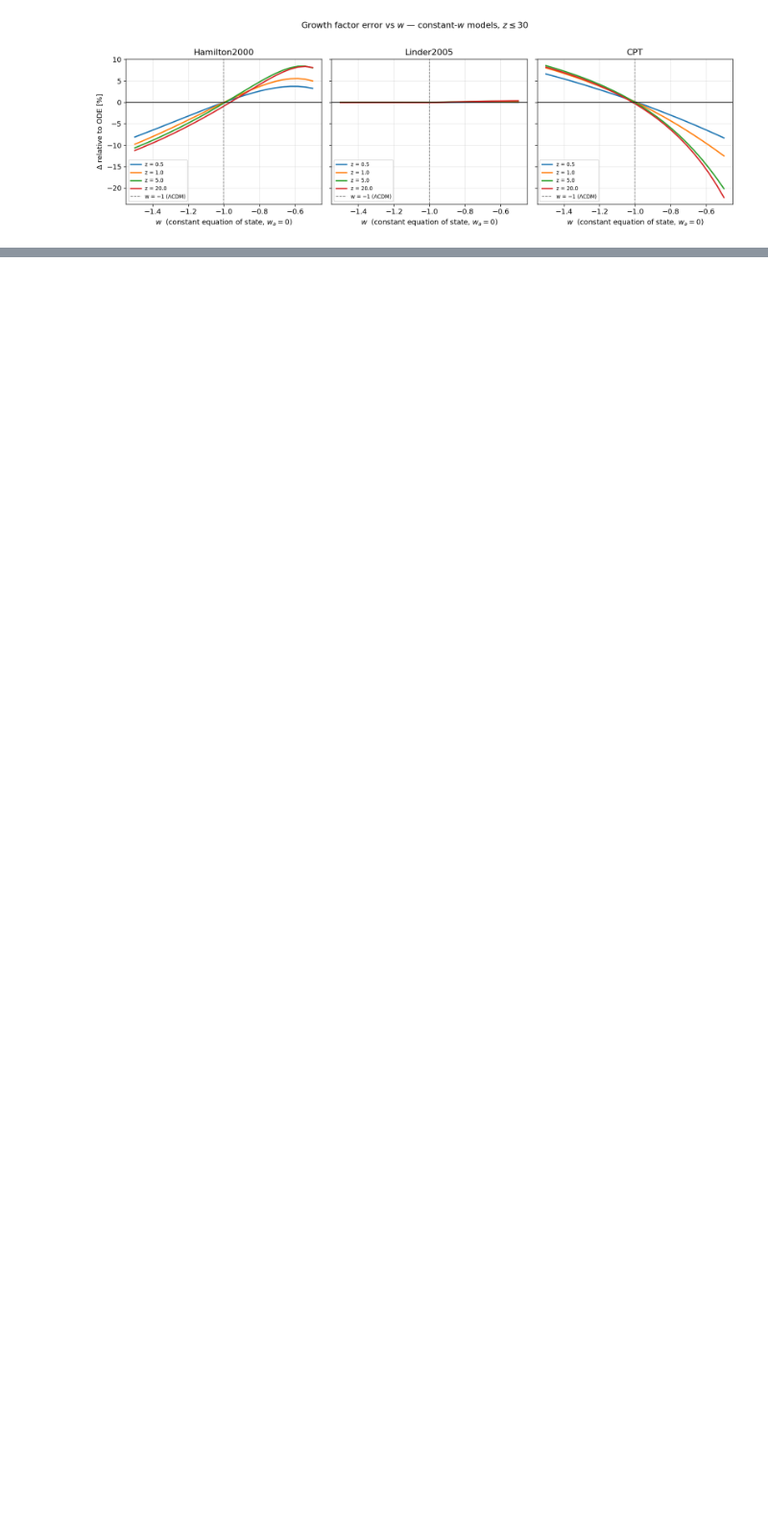
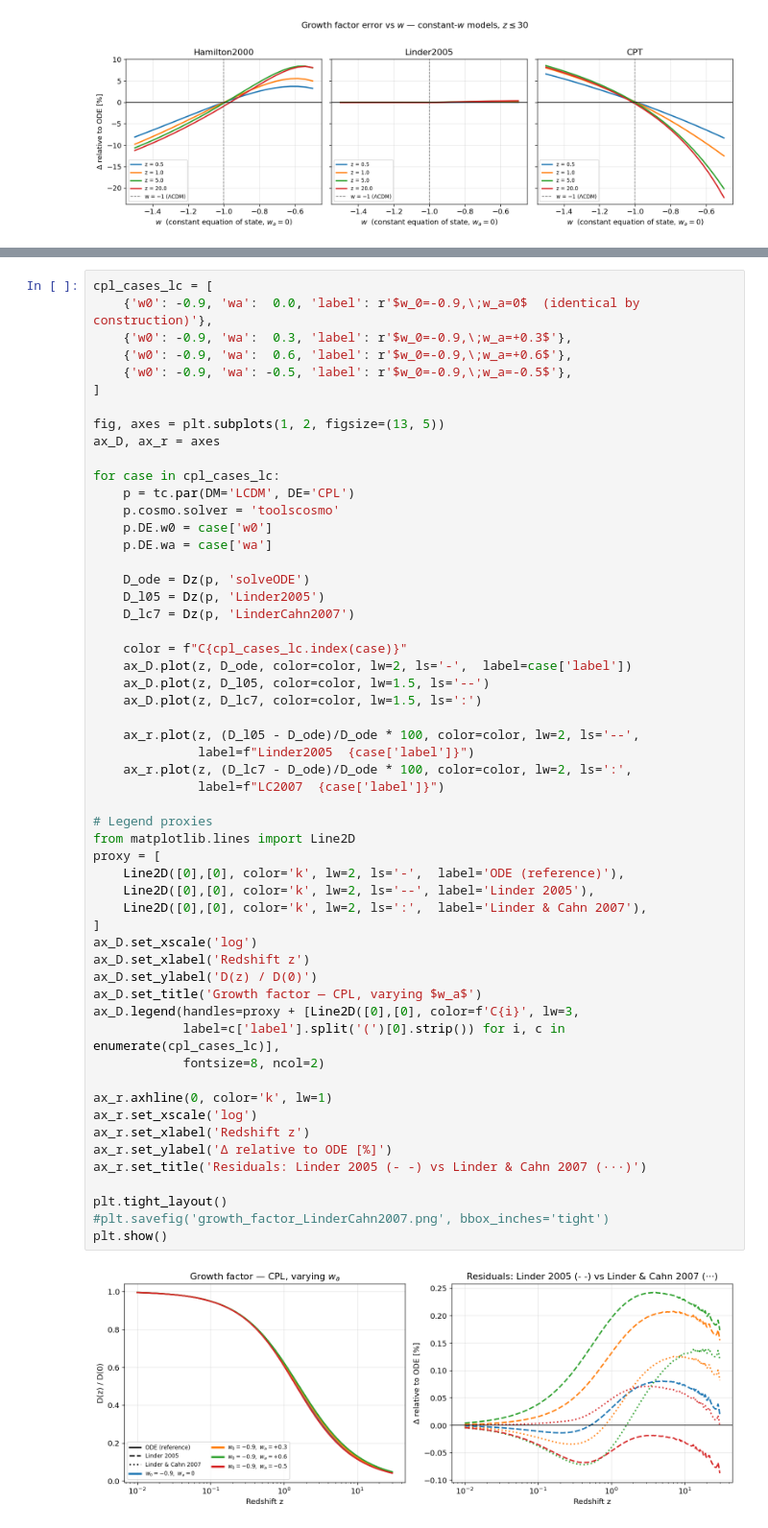
Before and after one commit to sambit-giri/toolscosmo, a Jupyter notebook: notebooks/example_GrowthFactor.ipynb, the cells around one changed output, grey strips where cells are left out. Shown at 96% size. Cells and saved outputs as stored; diff of their text form; blank space fills up the shorter version.

```diff
--- a/notebooks/example_GrowthFactor.ipynb
+++ b/notebooks/example_GrowthFactor.ipynb
@@ -286,0 +305,57 @@ plt.show()
+# %%
+cpl_cases_lc = [
+    {'w0': -0.9, 'wa':  0.0, 'label': r'$w_0=-0.9,\;w_a=0$  (identical by construction)'},
+    {'w0': -0.9, 'wa':  0.3, 'label': r'$w_0=-0.9,\;w_a=+0.3$'},
+    {'w0': -0.9, 'wa':  0.6, 'label': r'$w_0=-0.9,\;w_a=+0.6$'},
+    {'w0': -0.9, 'wa': -0.5, 'label': r'$w_0=-0.9,\;w_a=-0.5$'},
+]
+
+fig, axes = plt.subplots(1, 2, figsize=(13, 5))
+ax_D, ax_r = axes
+
+for case in cpl_cases_lc:
+    p = tc.par(DM='LCDM', DE='CPL')
+    p.cosmo.solver = 'toolscosmo'
+    p.DE.w0 = case['w0']
+    p.DE.wa = case['wa']
+
+    D_ode = Dz(p, 'solveODE')
+    D_l05 = Dz(p, 'Linder2005')
+    D_lc7 = Dz(p, 'LinderCahn2007')
+
+    color = f"C{cpl_cases_lc.index(case)}"
+    ax_D.plot(z, D_ode, color=color, lw=2, ls='-',  label=case['label'])
+    ax_D.plot(z, D_l05, color=color, lw=1.5, ls='--')
+    ax_D.plot(z, D_lc7, color=color, lw=1.5, ls=':')
+
+    ax_r.plot(z, (D_l05 - D_ode)/D_ode * 100, color=color, lw=2, ls='--',
+              label=f"Linder2005  {case['label']}")
+    ax_r.plot(z, (D_lc7 - D_ode)/D_ode * 100, color=color, lw=2, ls=':',
+              label=f"LC2007  {case['label']}")
+
+# Legend proxies
+from matplotlib.lines import Line2D
+proxy = [
+    Line2D([0],[0], color='k', lw=2, ls='-',  label='ODE (reference)'),
+    Line2D([0],[0], color='k', lw=2, ls='--', label='Linder 2005'),
+    Line2D([0],[0], color='k', lw=2, ls=':',  label='Linder & Cahn 2007'),
+]
+ax_D.set_xscale('log')
+ax_D.set_xlabel('Redshift z')
+ax_D.set_ylabel('D(z) / D(0)')
+ax_D.set_title('Growth factor — CPL, varying $w_a$')
+ax_D.legend(handles=proxy + [Line2D([0],[0], color=f'C{i}', lw=3,
+            label=c['label'].split('(')[0].strip()) for i, c in enumerate(cpl_cases_lc)],
+            fontsize=8, ncol=2)
+
+ax_r.axhline(0, color='k', lw=1)
+ax_r.set_xscale('log')
+ax_r.set_xlabel('Redshift z')
+ax_r.set_ylabel('Δ relative to ODE [%]')
+ax_r.set_title('Residuals: Linder 2005 (- -) vs Linder & Cahn 2007 (···)')
+
+plt.tight_layout()
+#plt.savefig('growth_factor_LinderCahn2007.png', bbox_inches='tight')
+plt.show()
+# %% [output]
+[figure, added]
```
Also changed, not shown: parts of 7 cells of this notebook, 6 other files.
